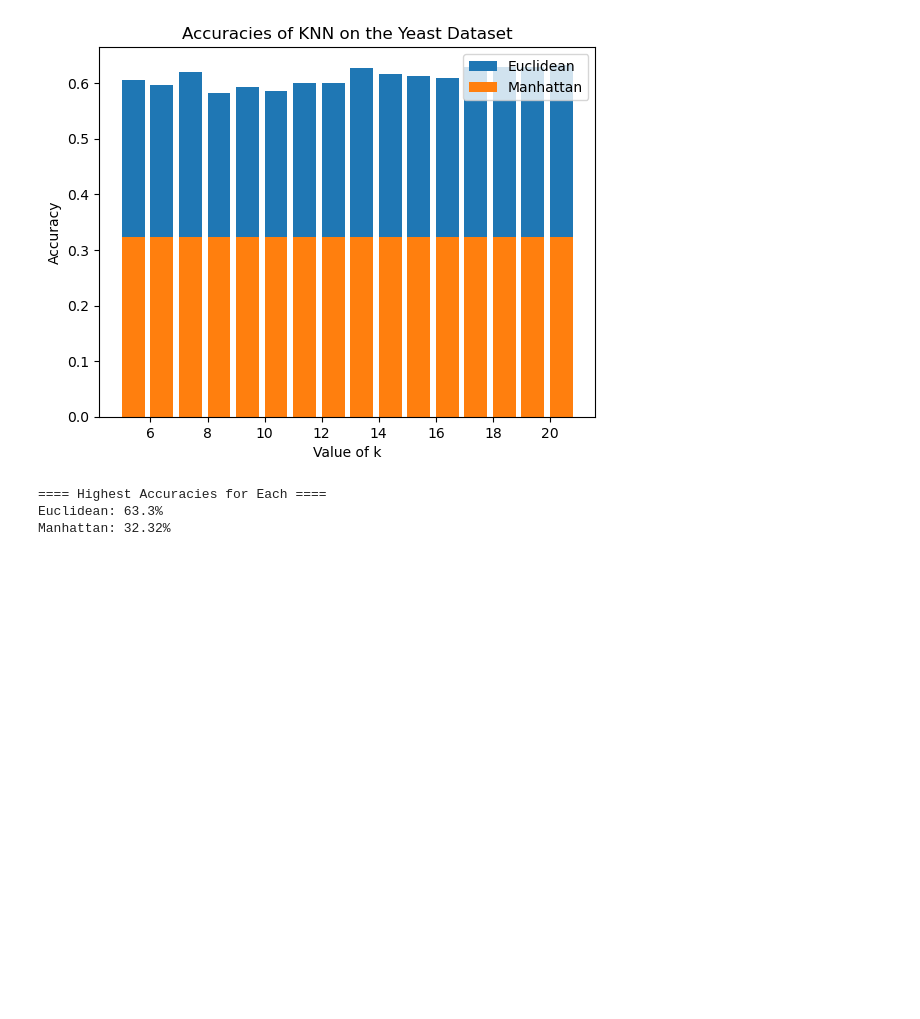
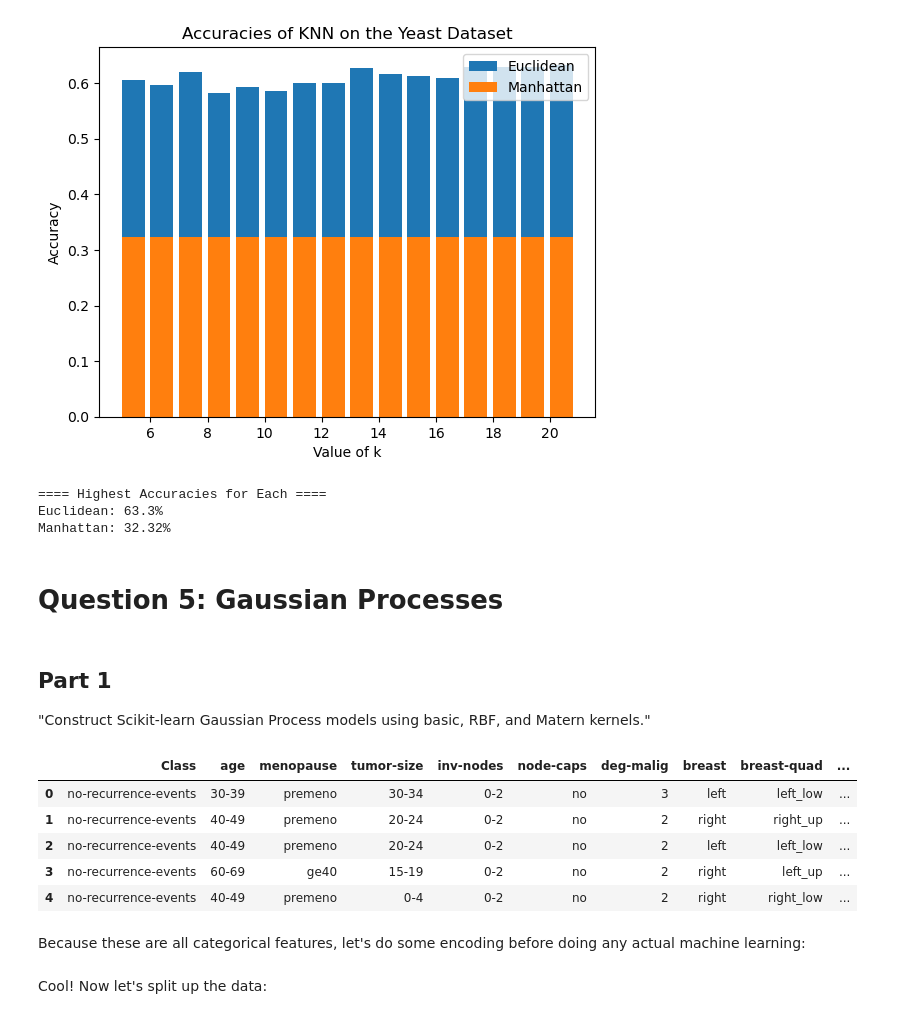
Before and after one commit to UPstartDeveloper/ML-Fundamentals-and-Apps, a Jupyter notebook: SyedRaza_HW3/SyedRaza_HW3.ipynb, the cells around one changed output. Cells and saved outputs as stored; diff of their text form; code cells hidden in the pictures; blank space fills up the shorter version.

```diff
--- a/SyedRaza_HW3/SyedRaza_HW3.ipynb
+++ b/SyedRaza_HW3/SyedRaza_HW3.ipynb
@@ -349,3 +349,8 @@ print(f'Manhattan: {round(np.max(manhattan_accuracies), 4) * 100}%')
 ==== Highest Accuracies for Each ====
 Euclidean: 63.3%
 Manhattan: 32.32%
+# %% [markdown]
+# Question 5: Gaussian Processes
+# %% [markdown]
+## Part 1
+"Construct Scikit-learn Gaussian Process models using basic, RBF, and Matern kernels."
@@ -351,0 +362,21 @@ Manhattan: 32.32%
+# %%
+from io import StringIO
+
+col_names = [
+    'Class', 'age', 'menopause', 'tumor-size',
+    'inv-nodes', 'node-caps', 'deg-malig', 'breast',
+    'breast-quad', 'irradiat'
+]
+
+cancer_df = pd.read_csv(
+    './breast_cancer_dataset/breast-cancer.data',
+    sep=",", usecols=list(range(0, 10)), names=col_names,
+)
+cancer_df.head()
+# %% [output]
+|  | Class | age | menopause | tumor-size | inv-nodes | node-caps | deg-malig | breast | breast-quad | ... |
+| 0 | no-recurrence-events | 30-39 | premeno | 30-34 | 0-2 | no | 3 | left | left_low | ... |
+| 1 | no-recurrence-events | 40-49 | premeno | 20-24 | 0-2 | no | 2 | right | right_up | ... |
+| 2 | no-recurrence-events | 40-49 | premeno | 20-24 | 0-2 | no | 2 | left | left_low | ... |
+| 3 | no-recurrence-events | 60-69 | ge40 | 15-19 | 0-2 | no | 2 | right | left_up | ... |
+| 4 | no-recurrence-events | 40-49 | premeno | 0-4 | 0-2 | no | 2 | right | right_low | ... |
@@ -351,0 +388,2 @@ Manhattan: 32.32%
+# %% [markdown]
+Because these are all categorical features, let's do some encoding before doing any actual machine learning:
@@ -351,0 +397,2 @@ Manhattan: 32.32%
+# %% [markdown]
+Cool! Now let's split up the data:
```
Also changed, not shown: parts of 23 cells of this notebook, 1 other file.
